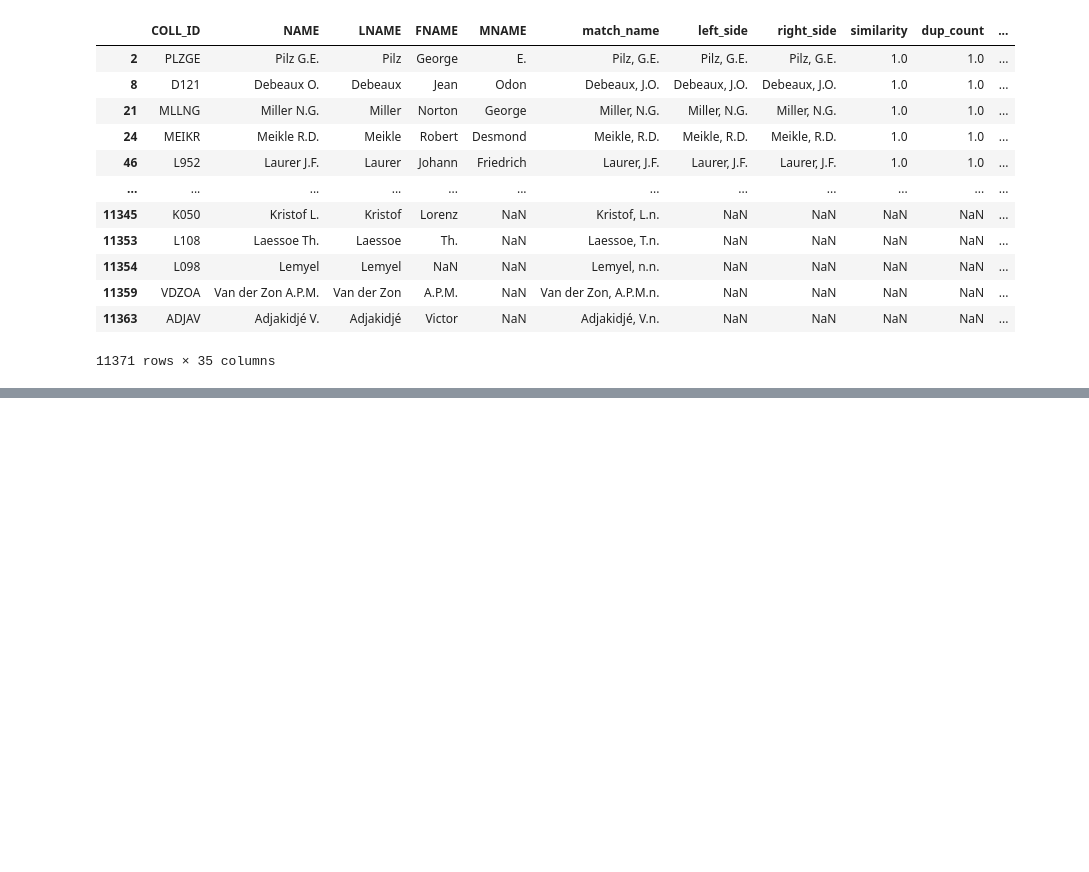
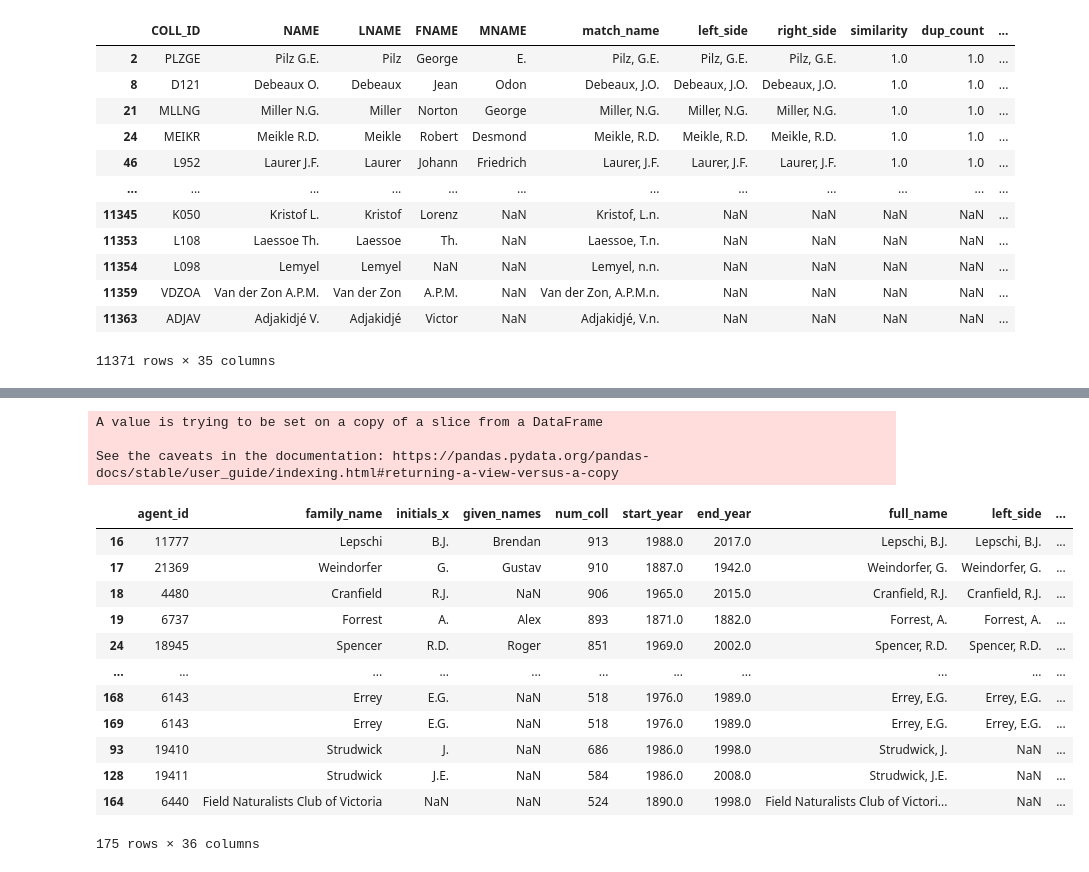
Before and after one commit to nielsklazenga/avh-collectors, a Jupyter notebook: cosine_similarity.ipynb, the cells around one changed output, grey strips where cells are left out. Saved outputs shown, nothing was run; the diff lists cells and outputs as text; code cells hidden in the pictures; blank space fills up the shorter version.

Commit message:
MELISR agents with 100-999 collections

```diff
--- a/cosine_similarity.ipynb
+++ b/cosine_similarity.ipynb
@@ -476,0 +521,15 @@ df_bgmcoll_wikidata_cossim.to_csv('data/bgmcoll_wikidata_cossim.csv')
+# %%
+# Vectorize MEL collector names (use transform())
+tf_idf_matrix_dirty = vectorizer.transform(df_melcoll_500['full_name'])
+
+# Calculate Cosine Similarity
+import time
+t1 = time.time()
+matches = awesome_cossim_topn(tf_idf_matrix_dirty, tf_idf_matrix_clean.transpose(), 1, 0.5)
+t = time.time()-t1
+print("SELFTIMED:", t)
+
+# Get matches and create data frame
+matches_df = get_matches_df(matches, df_melcoll_500['full_name'], df_wikidata_unique['canonical_string'], top=0)
+
+matches_df.head()
@@ -476,0 +544,40 @@ df_bgmcoll_wikidata_cossim.to_csv('data/bgmcoll_wikidata_cossim.csv')
+# %%
+# Join matches data frame to MEL collectors data frame
+df_melcoll_500_matches = pd.merge(df_melcoll_500, matches_df, left_on='full_name', right_on='left_side', how='left')
+
+# Join Wikidata items
+df_melcoll_500_matches_wikidata = pd.merge(df_melcoll_500_matches, df_wikidata, left_on='right_side', right_on='canonical_string', how='left')
+df_melcoll_500_matches_wikidata = pd.merge(df_melcoll_500_matches_wikidata, df_wikidata_unique, left_on='right_side', right_on='canonical_string', how='left')
+df_melcoll_500_matches_wikidata.rename(columns={df_melcoll_500_matches_wikidata.columns.tolist()[-1]: 'dup_count'}, inplace=True)
+
+# Remove unwanted columns
+df_melcoll_500_wikidata_cossim = df_melcoll_500_matches_wikidata[['agent_id', 'family_name', 'initials_x', 'given_names',
+                                                          'num_coll', 'start_year', 'end_year', 'full_name',
+                                                          'left_side', 'right_side', 'similarity', 'dup_count',
+                                                          'item', 'itemLabel', 'surname', 'initials_y', 'canonical_string',
+                                                          'orcid', 'viaf', 'isni', 'harv', 'ipni', 'abbr', 'bloodhound_id',
+                                                          'enc_au_sc_id', 'yob', 'yod', 'wyb', 'wye', 'wikidata_link',
+                                                          'orcid_link', 'harv_link', 'ipni_link', 'bloodhound_link',
+                                                          'enc_au_sc_link', 'au_dict_bio_link']]
+
+# Sort by similarity (desc), number of Wikidata items (asc) and number of collections (desc)
+df_melcoll_500_wikidata_cossim.sort_values(by=['similarity', 'dup_count', 'num_coll'], ascending=[False, True, False], inplace=True)
+
+df_melcoll_500_wikidata_cossim
+# %% [output]
+A value is trying to be set on a copy of a slice from a DataFrame
+
+See the caveats in the documentation: https://pandas.pydata.org/pandas-docs/stable/user_guide/indexing.html#returning-a-view-versus-a-copy
+|  | agent_id | family_name | initials_x | given_names | num_coll | start_year | end_year | full_name | left_side | ... |
+| 16 | 11777 | Lepschi | B.J. | Brendan | 913 | 1988.0 | 2017.0 | Lepschi, B.J. | Lepschi, B.J. | ... |
+| 17 | 21369 | Weindorfer | G. | Gustav | 910 | 1887.0 | 1942.0 | Weindorfer, G. | Weindorfer, G. | ... |
+| 18 | 4480 | Cranfield | R.J. | NaN | 906 | 1965.0 | 2015.0 | Cranfield, R.J. | Cranfield, R.J. | ... |
+| 19 | 6737 | Forrest | A. | Alex | 893 | 1871.0 | 1882.0 | Forrest, A. | Forrest, A. | ... |
+| 24 | 18945 | Spencer | R.D. | Roger | 851 | 1969.0 | 2002.0 | Spencer, R.D. | Spencer, R.D. | ... |
+| ... | ... | ... | ... | ... | ... | ... | ... | ... | ... | ... |
+| 168 | 6143 | Errey | E.G. | NaN | 518 | 1976.0 | 1989.0 | Errey, E.G. | Errey, E.G. | ... |
+| 169 | 6143 | Errey | E.G. | NaN | 518 | 1976.0 | 1989.0 | Errey, E.G. | Errey, E.G. | ... |
+| 93 | 19410 | Strudwick | J. | NaN | 686 | 1986.0 | 1998.0 | Strudwick, J. | NaN | ... |
+| 128 | 19411 | Strudwick | J.E. | NaN | 584 | 1986.0 | 2008.0 | Strudwick, J.E. | NaN | ... |
+| 164 | 6440 | Field Naturalists Club of Victoria | NaN | NaN | 524 | 1890.0 | 1998.0 | Field Naturalists Club of Victori... | NaN | ... |
+175 rows × 36 columns
```
Also changed, not shown: parts of 7 cells of this notebook, 4 other files.
